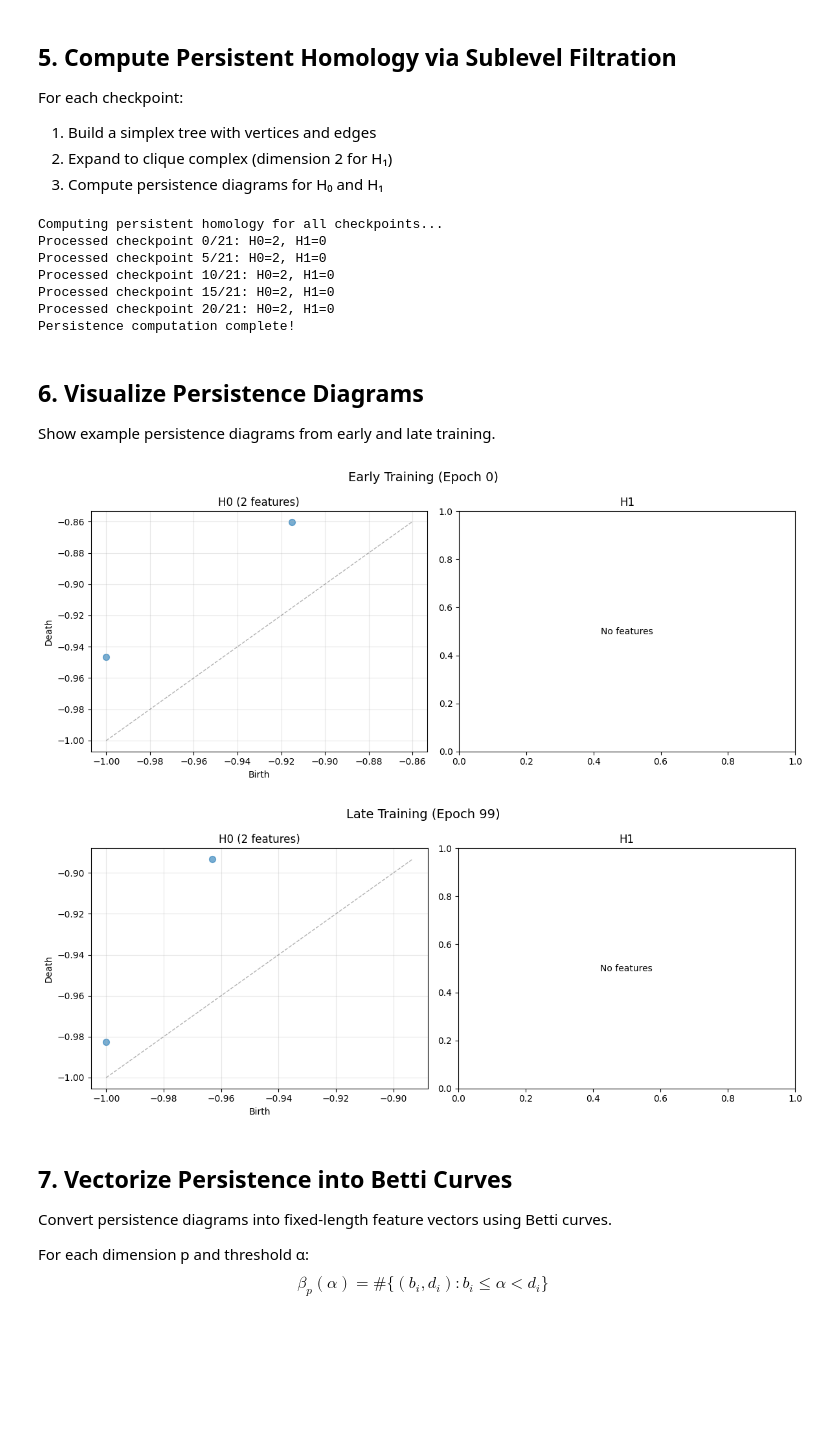
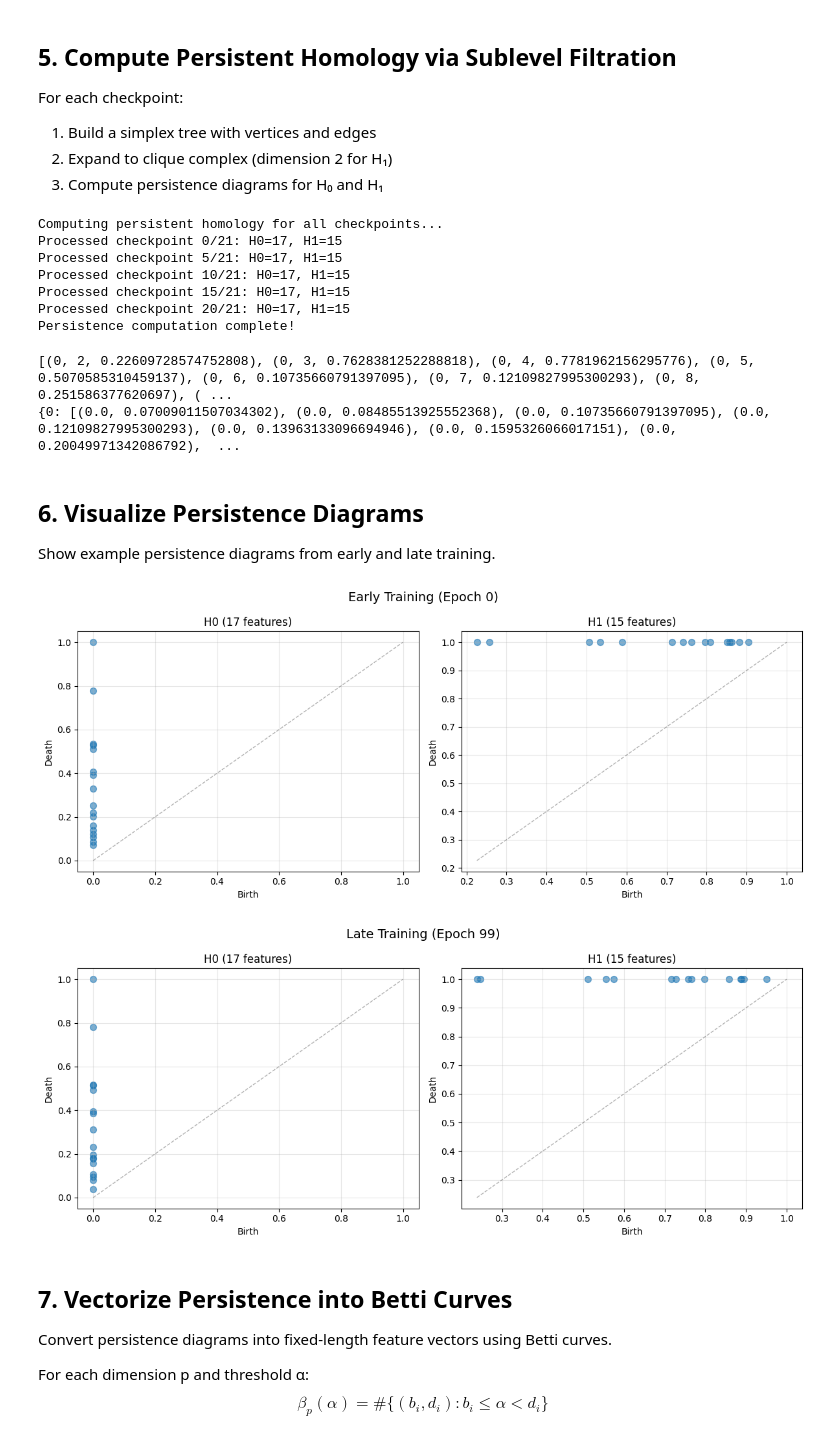
Before and after one commit to Workman706/M3R_TDA_trainingdynamics, a Jupyter notebook: demo.ipynb, the cells around one changed output. Drawn from its saved outputs; the diff is of its cells as text; code cells hidden in the pictures; blank space fills up the shorter version.

```diff
--- a/demo.ipynb
+++ b/demo.ipynb
@@ -246,7 +232,7 @@ def extract_bipartite_graph(weight_matrix):
             weight = norm_weights[j, i]
 
             # Filtration value: -|weight| (sublevel, large weights enter first)
-            filt_val = -np.abs(weight)
+            filt_val = -np.abs(weight) + 1.0
 
             edges.append((node_input, node_hidden, filt_val))
 
@@ -306,11 +292,9 @@ def compute_persistence_gudhi(edges, n_vertices, max_dim=2):
     for i, j, filt in edges:
         st.insert([int(i), int(j)], filtration=float(filt))
 
-    # clique complex up to triangles (captures H1)
-    st.expansion(max_dim)
 
     # compute persistence (this fills internal persistence data)
-    st.compute_persistence()
+    st.compute_persistence(persistence_dim_max=True)
 
     diagrams = {}
     for dim in (0, 1):
@@ -351,12 +335,25 @@ all_diagrams = compute_persistence_all_checkpoints(checkpoints)
 print("Persistence computation complete!")
 # %% [output]
 Computing persistent homology for all checkpoints...
-Processed checkpoint 0/21: H0=2, H1=0
-Processed checkpoint 5/21: H0=2, H1=0
-Processed checkpoint 10/21: H0=2, H1=0
-Processed checkpoint 15/21: H0=2, H1=0
-Processed checkpoint 20/21: H0=2, H1=0
+Processed checkpoint 0/21: H0=17, H1=15
+Processed checkpoint 5/21: H0=17, H1=15
+Processed checkpoint 10/21: H0=17, H1=15
+Processed checkpoint 15/21: H0=17, H1=15
+Processed checkpoint 20/21: H0=17, H1=15
 Persistence computation complete!
+# %%
+w = checkpoints[0]["state_dict"]["fc1.weight"]
+if hasattr(w, "detach"):
+    weights = w.detach().cpu().numpy()
+else:
+    weights = np.asarray(w)
+edges, n_vertices = extract_bipartite_graph(weights)
+print(edges)
+diagrams = compute_persistence_gudhi(edges, n_vertices)
+print(diagrams)
+# %% [output]
+[(0, 2, 0.22609728574752808), (0, 3, 0.7628381252288818), (0, 4, 0.7781962156295776), (0, 5, 0.5070585310459137), (0, 6, 0.10735660791397095), (0, 7, 0.12109827995300293), (0, 8, 0.251586377620697), ( ...
+{0: [(0.0, 0.07009011507034302), (0.0, 0.08485513925552368), (0.0, 0.10735660791397095), (0.0, 0.12109827995300293), (0.0, 0.13963133096694946), (0.0, 0.1595326066017151), (0.0, 0.20049971342086792),  ...
 # %% [markdown]
 ## 6. Visualize Persistence Diagrams
 
@@ -385,40 +382,40 @@ def plot_persistence_diagram(diagrams, title="Persistence Diagram", max_death=No
             max_death = max(finite_deaths) if finite_deaths else 0
 
         # Replace infinities for plotting
-        deaths_plot = [d if not np.isinf(d) else max_death * 1.1 for d in deaths]
+        deaths_plot = [d if not np.isinf(d) else 1.0 for d in deaths]
 
         # Plot points
         ax.scatter(births, deaths_plot, alpha=0.6, s=50)
 
         # Plot diagonal
         lims = [min(births + deaths_plot), max(births + deaths_plot)]
         ax.plot(lims, lims, 'k--', alpha=0.3, linewidth=1)
 
         ax.set_xlabel('Birth')
         ax.set_ylabel('Death')
         ax.set_title(f"H{dim} ({len(dgm)} features)")
         ax.grid(True, alpha=0.3)
 
     fig.suptitle(title, fontsize=14)
     plt.tight_layout()
     plt.show()
 
 # Plot early checkpoint (epoch 0)
 early_idx = 0
 plot_persistence_diagram(
     all_diagrams[early_idx],
     title=f"Early Training (Epoch {checkpoints[early_idx]['epoch']})"
 )
 
 # Plot late checkpoint (last epoch)
 late_idx = -1
 plot_persistence_diagram(
     all_diagrams[late_idx],
     title=f"Late Training (Epoch {checkpoints[late_idx]['epoch']})"
 )
 # %% [output]
-[figure, old version]
+[figure, new version]
-[figure, old version]
+[figure, new version]
 # %% [markdown]
 ## 7. Vectorize Persistence into Betti Curves
 
```
Also changed, not shown: parts of 8 cells of this notebook, 1 other file.
